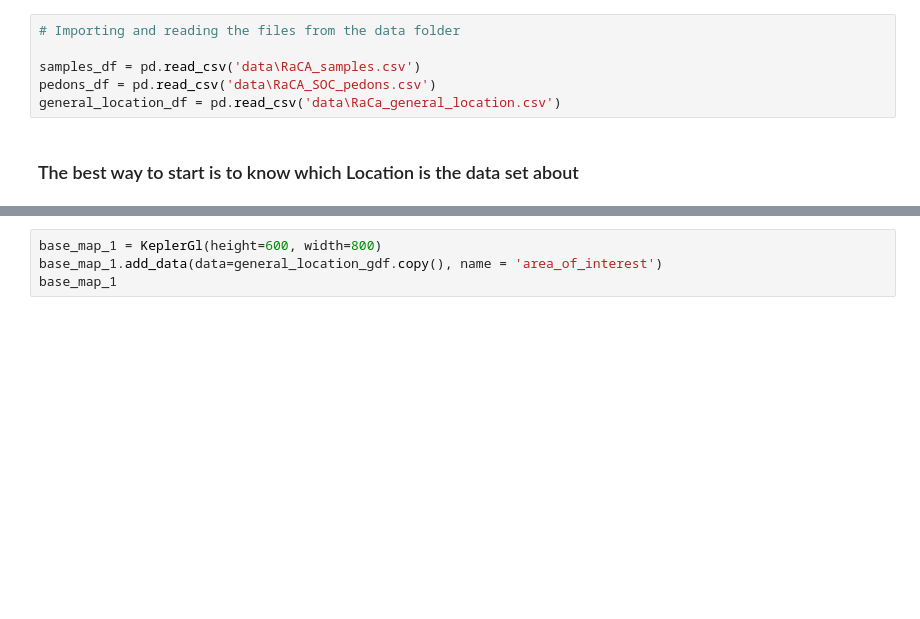
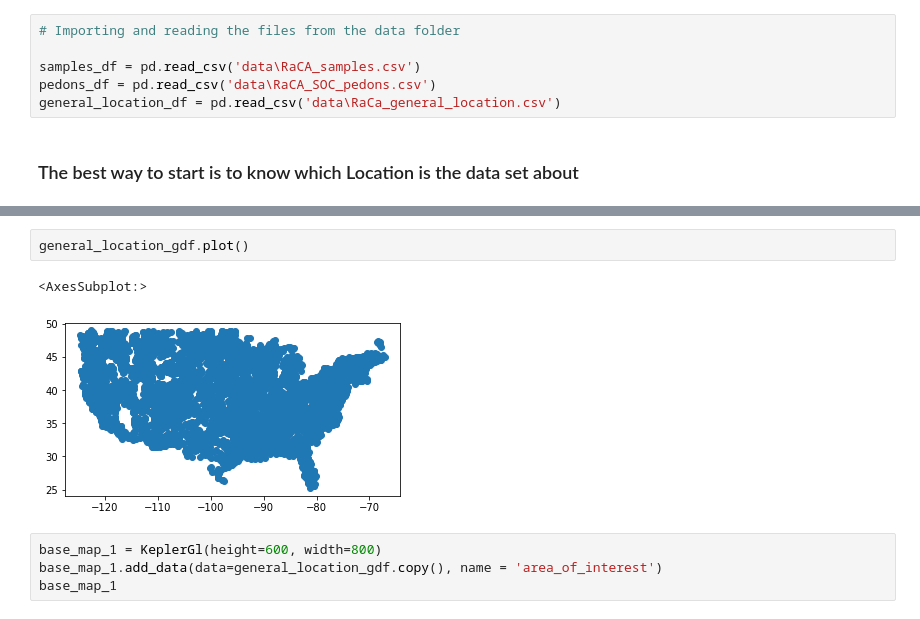
Before and after one commit to eisenerz108/aman-gis-cquest-challenge, a Jupyter notebook: CQuest_GIS_Challenge_V3.ipynb, the cells around one changed output, grey strips where cells are left out. Drawn from its saved outputs; the diff is of its cells as text; blank space fills up the shorter version.

```diff
--- a/CQuest_GIS_Challenge_V3.ipynb
+++ b/CQuest_GIS_Challenge_V3.ipynb
@@ -41,3 +56,8 @@ general_location_gdf.set_crs(epsg=4326)
+# %%
+general_location_gdf.plot()
+# %% [output]
+<AxesSubplot:>
+[figure, added]
 # %%
 base_map_1 = KeplerGl(height=600, width=800)
 base_map_1.add_data(data=general_location_gdf.copy(), name = 'area_of_interest')
```
Also changed, not shown: parts of 20 cells of this notebook.
